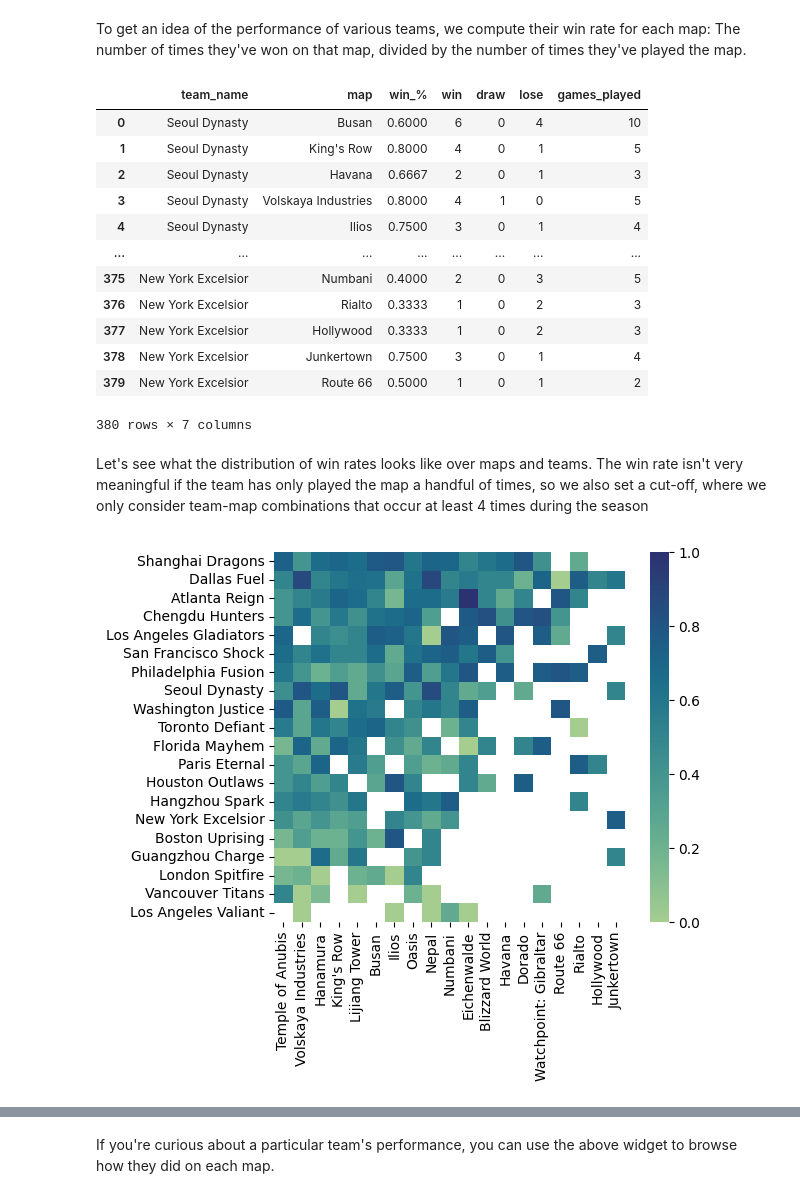
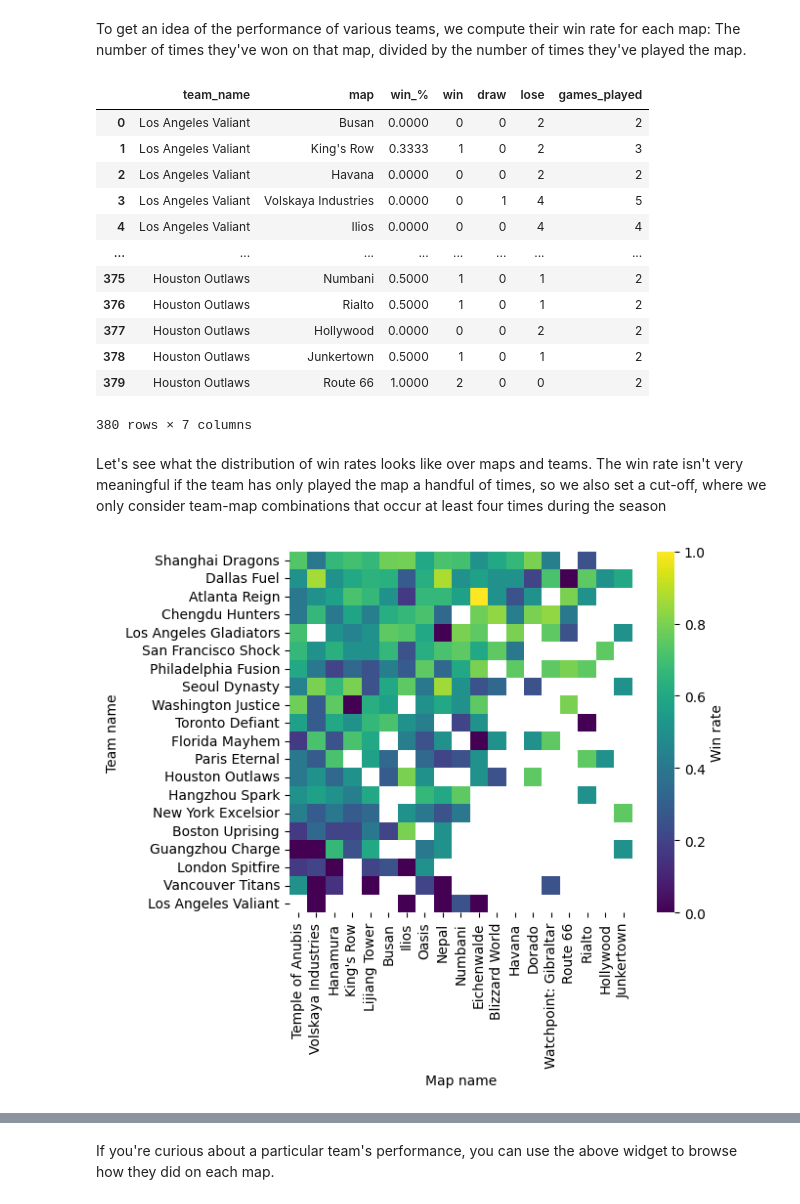
Before and after one commit to alan-turing-institute/TuringDataStories, a Jupyter notebook: stories/2023-02-01-Overwatch-League/OWL_story.ipynb, the cells around one changed output, grey strips where cells are left out. Saved outputs shown, nothing was run; the diff lists cells and outputs as text; code cells hidden in the pictures.

```diff
--- a/stories/2023-02-01-Overwatch-League/OWL_story.ipynb
+++ b/stories/2023-02-01-Overwatch-League/OWL_story.ipynb
@@ -157,6 +170,8 @@ In the end we are left with the following columns of interest, filtered to just
 # Reduce data to only the OWL 2021 stage and only the relevant columns
 kept_columns = [
     "match_id",
+    "game_number",
+    "map_round",
     "map_winner",
     "map_loser",
     "team_one_name",
@@ -195,7 +210,7 @@ kept_columns = [
     "map_name",
 ]
 owl21_reduced = (
-    owl21_reduced[kept_columns].drop_duplicates().reset_index().drop(columns="index")
+    owl21_reduced[kept_columns].drop_duplicates().reset_index(drop=True)
 )
 owl21_reduced
 # %% [output]
@@ -232,9 +247,9 @@ array(['Busan', "King's Row", 'Havana', 'Volskaya Industries', 'Ilios',
        'Route 66'], dtype=object)
 # %%
 # Get list of teams
-team_winners = owl21_reduced["map_winner"].unique()
-team_losers = owl21_reduced["map_loser"].unique()
-team_names = list(set().union(team_winners, team_losers))
+team_winners = set(owl21_reduced["map_winner"])
+team_losers = set(owl21_reduced["map_loser"])
+team_names = list(team_winners | team_losers)
 team_names.remove("draw")
 team_names
 # %% [output]
@@ -269,9 +284,9 @@ def map_data(team_list, map_list, df):
     # iterate through teams
     for team in team_list:
         # iterate through maps
-        for map in map_list:
+        for map_name in map_list:
             # filter to specific team and map
-            map_filter = df["map_name"] == map
+            map_filter = df["map_name"] == map_name
             team_filter = (df["team_one_name"] == team) | (df["team_two_name"] == team)
             team_map_df = df[map_filter & team_filter]
 
@@ -281,7 +296,7 @@ def map_data(team_list, map_list, df):
             num_total = len(team_map_df.index)
             num_draw = num_total - num_win - num_lose
             win_perc = num_win / num_total if num_total > 0 else np.nan
-            map_data_list = [team, map, round(win_perc, 4), num_win, num_draw, num_lose]
+            map_data_list = [team, map_name, round(win_perc, 4), num_win, num_draw, num_lose]
 
             # append data list to dataframe
             team_map_data_df.loc[len(team_map_data_df)] = map_data_list
@@ -296,40 +311,44 @@ all_teams_map_data = map_data(team_names, map_list, owl21_reduced)
 all_teams_map_data
 # %% [output]
 |  | team_name | map | win_% | win | draw | lose | games_played |
-| 0 | Seoul Dynasty | Busan | 0.6000 | 6 | 0 | 4 | 10 |
-| 1 | Seoul Dynasty | King's Row | 0.8000 | 4 | 0 | 1 | 5 |
-| 2 | Seoul Dynasty | Havana | 0.6667 | 2 | 0 | 1 | 3 |
-| 3 | Seoul Dynasty | Volskaya Industries | 0.8000 | 4 | 1 | 0 | 5 |
-| 4 | Seoul Dynasty | Ilios | 0.7500 | 3 | 0 | 1 | 4 |
+| 0 | Los Angeles Valiant | Busan | 0.0000 | 0 | 0 | 2 | 2 |
+| 1 | Los Angeles Valiant | King's Row | 0.3333 | 1 | 0 | 2 | 3 |
+| 2 | Los Angeles Valiant | Havana | 0.0000 | 0 | 0 | 2 | 2 |
+| 3 | Los Angeles Valiant | Volskaya Industries | 0.0000 | 0 | 1 | 4 | 5 |
+| 4 | Los Angeles Valiant | Ilios | 0.0000 | 0 | 0 | 4 | 4 |
 | ... | ... | ... | ... | ... | ... | ... | ... |
-| 375 | New York Excelsior | Numbani | 0.4000 | 2 | 0 | 3 | 5 |
-| 376 | New York Excelsior | Rialto | 0.3333 | 1 | 0 | 2 | 3 |
-| 377 | New York Excelsior | Hollywood | 0.3333 | 1 | 0 | 2 | 3 |
-| 378 | New York Excelsior | Junkertown | 0.7500 | 3 | 0 | 1 | 4 |
-| 379 | New York Excelsior | Route 66 | 0.5000 | 1 | 0 | 1 | 2 |
+| 375 | Houston Outlaws | Numbani | 0.5000 | 1 | 0 | 1 | 2 |
+| 376 | Houston Outlaws | Rialto | 0.5000 | 1 | 0 | 1 | 2 |
+| 377 | Houston Outlaws | Hollywood | 0.0000 | 0 | 0 | 2 | 2 |
+| 378 | Houston Outlaws | Junkertown | 0.5000 | 1 | 0 | 1 | 2 |
+| 379 | Houston Outlaws | Route 66 | 1.0000 | 2 | 0 | 0 | 2 |
 380 rows × 7 columns
 # %% [markdown]
-Let's see what the distribution of win rates looks like over maps and teams. The win rate isn't very meaningful if the team has only played the map a handful of times, so we also set a cut-off, where we only consider team-map combinations that occur at least 4 times during the season
+Let's see what the distribution of win rates looks like over maps and teams. The win rate isn't very meaningful if the team has only played the map a handful of times, so we also set a cut-off, where we only consider team-map combinations that occur at least four times during the season
 # %%
 def plot_win_rate_distribution(owl21_reduced, all_teams_map_data, min_games=4):
     filtered_all_teams_map_data = all_teams_map_data.copy()
     filtered_all_teams_map_data["win_%"] = filtered_all_teams_map_data["win_%"].where(
         all_teams_map_data["games_played"] >= min_games, np.nan
     )
     # Visualise win rates of teams vs maps
     team_map_matrix = filtered_all_teams_map_data.set_index("team_name").pivot(
         columns="map"
     )["win_%"]
     # Sort teams by total wins and maps by total match count.
-    team_order = owl21_reduced["map_winner"].value_counts().argsort().drop("draw")
-    map_order = owl21_reduced["map_name"].value_counts().argsort()
+    team_order = owl21_reduced["map_winner"].value_counts().drop("draw")
+    map_order = owl21_reduced["map_name"].value_counts()
     team_map_matrix = team_map_matrix.loc[team_order.index, map_order.index]
-    sns.heatmap(team_map_matrix, vmin=0, vmax=1, square=True, cmap="crest")
+    ax = sns.heatmap(team_map_matrix, vmin=0, vmax=1, square=True, cmap="viridis")
+    ax.set_xlabel('Map name')
+    ax.set_ylabel('Team name')
+    cbar = ax.collections[0].colorbar
+    cbar.set_label('Win rate')
 
 
 plot_win_rate_distribution(owl21_reduced, all_teams_map_data)
 # %% [output]
-[figure, old version]
+[figure, new version]
 # %% [markdown]
 On the vertical axis here are the teams, ordered by total number of wins over the season. On the horizontal axis are maps, ordered by how many times they were played during the season. The colours code the win rates.
 
```
Also changed, not shown: parts of 59 cells of this notebook, 6 other files.
